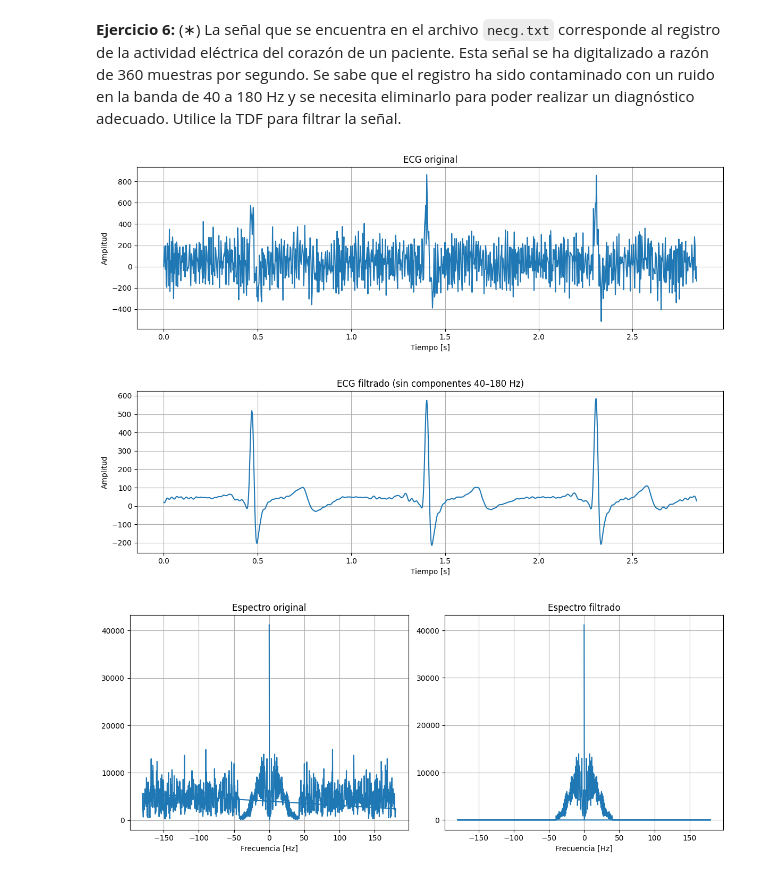
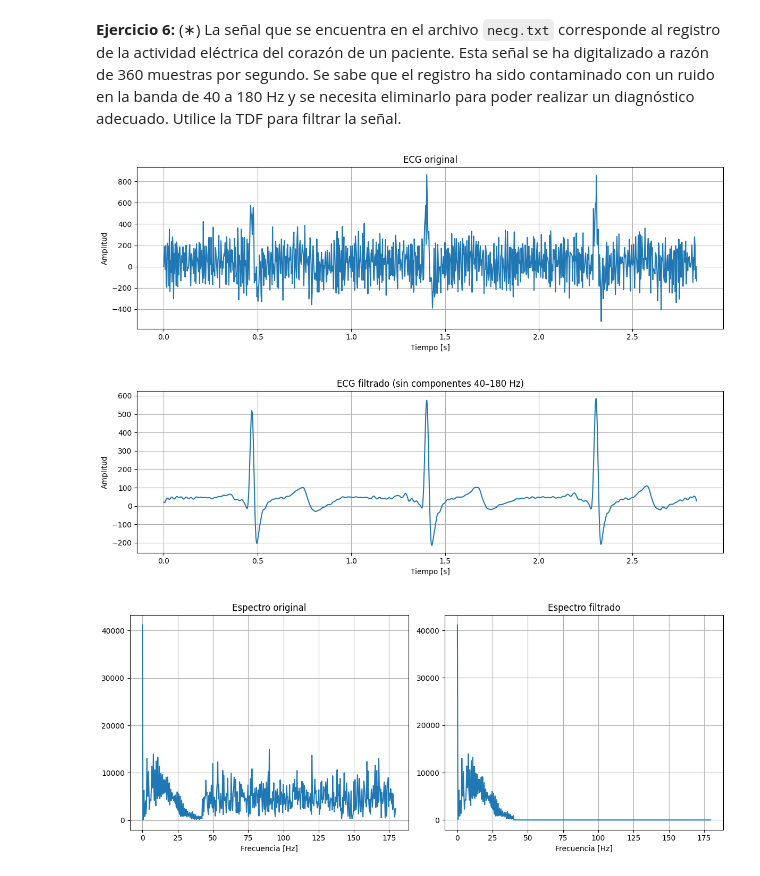
Before and after one commit to JuanKeiner/PDS_2025, a Jupyter notebook: Guia4/Guia4.ipynb, the cells around one changed output. Saved outputs shown, nothing was run; the diff lists cells and outputs as text; code cells hidden in the pictures.

```diff
--- a/Guia4/Guia4.ipynb
+++ b/Guia4/Guia4.ipynb
@@ -425,7 +431,7 @@ plt.show()
 # %% [markdown]
 **Ejercicio 6:** (∗) La señal que se encuentra en el archivo `necg.txt` corresponde al registro de la actividad eléctrica del corazón de un paciente. Esta señal se ha digitalizado a razón de 360 muestras por segundo. Se sabe que el registro ha sido contaminado con un ruido en la banda de 40 a 180 Hz y se necesita eliminarlo para poder realizar un diagnóstico adecuado. Utilice la TDF para filtrar la señal.
 # %%
-ecg = np.loadtxt("necg.txt")
+
 fs = 360  # frecuencia de muestreo en Hz
 N = len(ecg)
 t = np.arange(N) / fs  # eje de tiempo
@@ -454,33 +460,33 @@ X_filtrado = X * filtro
 # Transformada inversa
 ecg_filtrado = np.real(idft(X_filtrado))
 
 
 plt.figure(figsize=(12, 4))
 plt.plot(t, ecg_filtrado)
 plt.title("ECG filtrado (sin componentes 40–180 Hz)")
 plt.xlabel("Tiempo [s]")
 plt.ylabel("Amplitud")
 plt.grid(True)
 plt.tight_layout()
 plt.show()
 
 plt.figure(figsize=(12, 5))
 
 plt.subplot(1, 2, 1)
-plt.plot(f[:-2], np.abs(X[:-2]))
+plt.plot(f[:N//2], np.abs(X[:N//2]))
 plt.title("Espectro original")
 plt.xlabel("Frecuencia [Hz]")
 plt.grid(True)
 
 plt.subplot(1, 2, 2)
-plt.plot(f[:-2], np.abs(X_filtrado[:-2]))
+plt.plot(f[:N//2], np.abs(X_filtrado[:N//2]))
 plt.title("Espectro filtrado")
 plt.xlabel("Frecuencia [Hz]")
 plt.grid(True)
 
 plt.tight_layout()
 plt.show()
 # %% [output]
 [figure]
 [figure]
-[figure, old version]
+[figure, new version]
```
Also changed, not shown: parts of 9 cells of this notebook.
